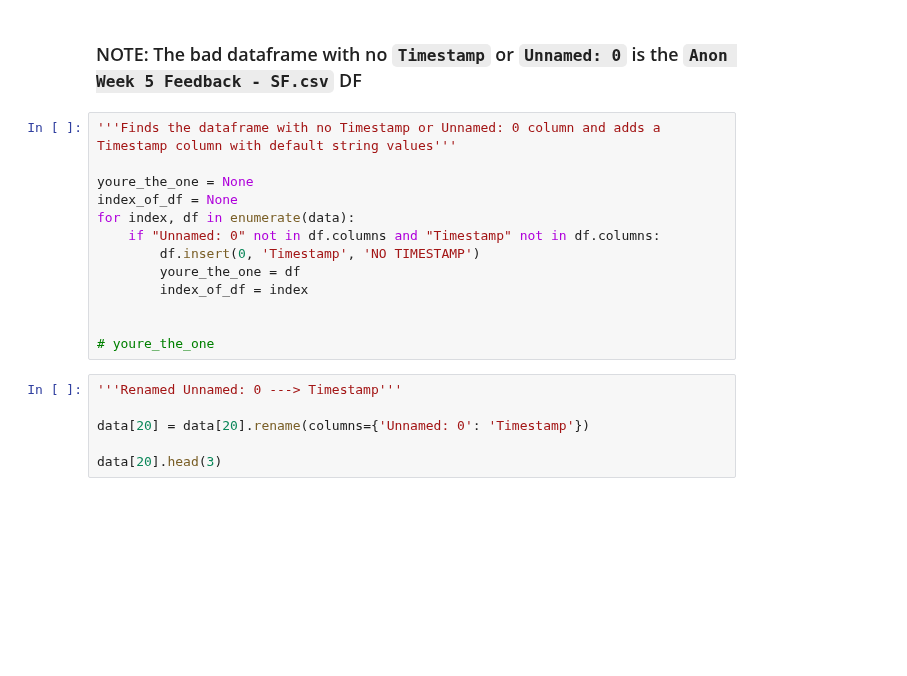
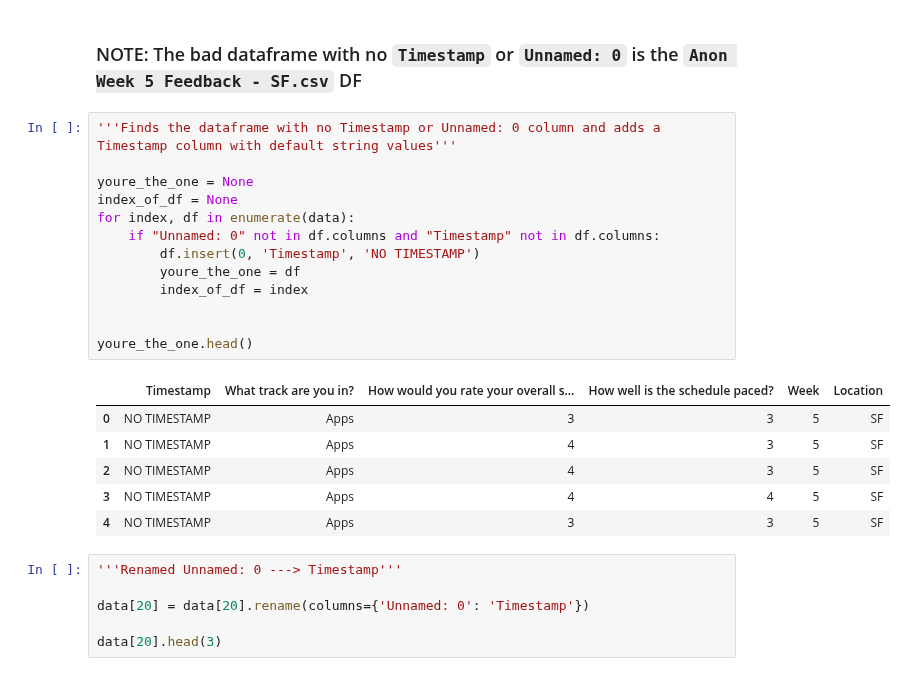
Before and after one commit to natepill/DS1.1, a Jupyter notebook: NPS/MS-Summer-Acadmey-2017.ipynb, the cells around one changed output. Saved outputs shown, nothing was run; the diff lists cells and outputs as text; blank space fills up the shorter version.

```diff
--- a/NPS/MS-Summer-Acadmey-2017.ipynb
+++ b/NPS/MS-Summer-Acadmey-2017.ipynb
@@ -109,16 +109,23 @@ The `Unnamed: 0` column/feature is measuring Timestamp data (Datetime)
 # %%
 '''Finds the dataframe with no Timestamp or Unnamed: 0 column and adds a Timestamp column with default string values'''
 
 youre_the_one = None
 index_of_df = None
 for index, df in enumerate(data):
     if "Unnamed: 0" not in df.columns and "Timestamp" not in df.columns:
         df.insert(0, 'Timestamp', 'NO TIMESTAMP')
         youre_the_one = df
         index_of_df = index
 
 
-# youre_the_one
+youre_the_one.head()
+# %% [output]
+|  | Timestamp | What track are you in? | How would you rate your overall s... | How well is the schedule paced? | Week | Location |
+| 0 | NO TIMESTAMP | Apps | 3 | 3 | 5 | SF |
+| 1 | NO TIMESTAMP | Apps | 4 | 3 | 5 | SF |
+| 2 | NO TIMESTAMP | Apps | 4 | 3 | 5 | SF |
+| 3 | NO TIMESTAMP | Apps | 4 | 4 | 5 | SF |
+| 4 | NO TIMESTAMP | Apps | 3 | 3 | 5 | SF |
 # %%
 '''Renamed Unnamed: 0 ---> Timestamp'''
 
```
Also changed, not shown: parts of 14 cells of this notebook, 2 other files.
